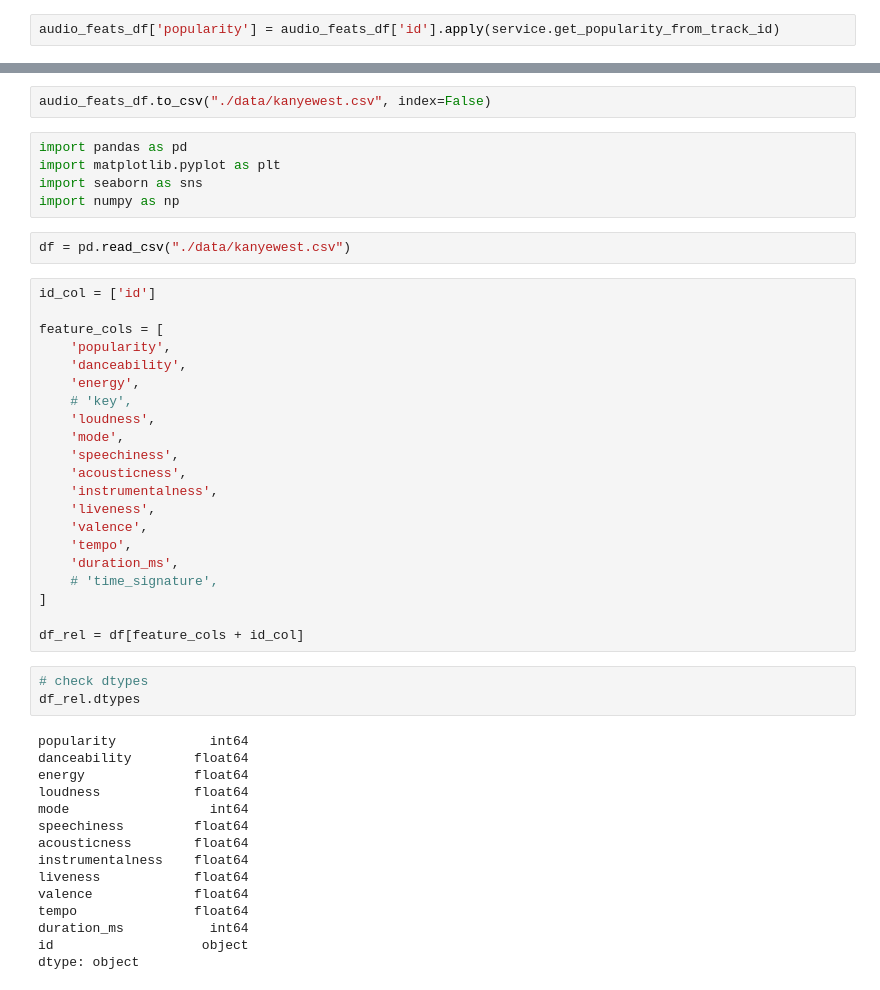
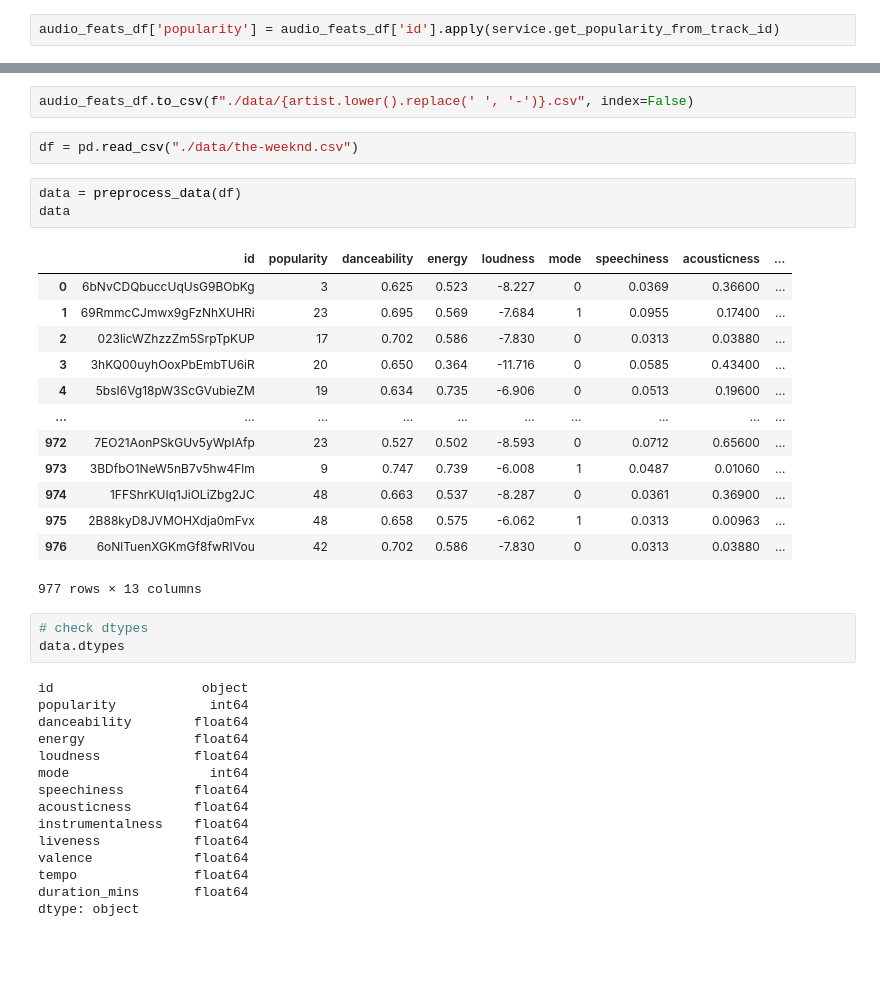
Before and after one commit to oms26/convexp_spotify, a Jupyter notebook: test.ipynb, the cells around one changed output, grey strips where cells are left out. Drawn from its saved outputs; the diff is of its cells as text; blank space fills up the shorter version.

```diff
--- a/test.ipynb
+++ b/test.ipynb
@@ -123,37 +40,29 @@ audio_feats_df['popularity'].plot.hist(bins=100)
 # %%
-audio_feats_df.to_csv("./data/kanyewest.csv", index=False)
+audio_feats_df.to_csv(f"./data/{artist.lower().replace(' ', '-')}.csv", index=False)
-# %%
-import pandas as pd
-import matplotlib.pyplot as plt
-import seaborn as sns
-import numpy as np
 # %%
-df = pd.read_csv("./data/kanyewest.csv")
+df = pd.read_csv("./data/the-weeknd.csv")
-# %%
-id_col = ['id']
-
-feature_cols = [
-    'popularity',
-    'danceability',
-    'energy',
-    # 'key',
-    'loudness',
-    'mode',
-    'speechiness',
-    'acousticness',
-    'instrumentalness',
-    'liveness',
-    'valence',
-    'tempo',
-    'duration_ms',
-    # 'time_signature',
-]
-
-df_rel = df[feature_cols + id_col]
+# %%
+data = preprocess_data(df)
+data
+# %% [output]
+|  | id | popularity | danceability | energy | loudness | mode | speechiness | acousticness | ... |
+| 0 | 6bNvCDQbuccUqUsG9BObKg | 3 | 0.625 | 0.523 | -8.227 | 0 | 0.0369 | 0.36600 | ... |
+| 1 | 69RmmcCJmwx9gFzNhXUHRi | 23 | 0.695 | 0.569 | -7.684 | 1 | 0.0955 | 0.17400 | ... |
+| 2 | 023licWZhzzZm5SrpTpKUP | 17 | 0.702 | 0.586 | -7.830 | 0 | 0.0313 | 0.03880 | ... |
+| 3 | 3hKQ00uyhOoxPbEmbTU6iR | 20 | 0.650 | 0.364 | -11.716 | 0 | 0.0585 | 0.43400 | ... |
+| 4 | 5bsI6Vg18pW3ScGVubieZM | 19 | 0.634 | 0.735 | -6.906 | 0 | 0.0513 | 0.19600 | ... |
+| ... | ... | ... | ... | ... | ... | ... | ... | ... | ... |
+| 972 | 7EO21AonPSkGUv5yWpIAfp | 23 | 0.527 | 0.502 | -8.593 | 0 | 0.0712 | 0.65600 | ... |
+| 973 | 3BDfbO1NeW5nB7v5hw4Flm | 9 | 0.747 | 0.739 | -6.008 | 1 | 0.0487 | 0.01060 | ... |
+| 974 | 1FFShrKUIq1JiOLiZbg2JC | 48 | 0.663 | 0.537 | -8.287 | 0 | 0.0361 | 0.36900 | ... |
+| 975 | 2B88kyD8JVMOHXdja0mFvx | 48 | 0.658 | 0.575 | -6.062 | 1 | 0.0313 | 0.00963 | ... |
+| 976 | 6oNlTuenXGKmGf8fwRIVou | 42 | 0.702 | 0.586 | -7.830 | 0 | 0.0313 | 0.03880 | ... |
+977 rows × 13 columns
 # %%
 # check dtypes
-df_rel.dtypes
+data.dtypes
 # %% [output]
+id                   object
 popularity            int64
 danceability        float64
 energy              float64
@@ -165,6 +74,5 @@ instrumentalness    float64
 liveness            float64
 valence             float64
 tempo               float64
-duration_ms           int64
-id                   object
+duration_mins       float64
 dtype: object
```
Also changed, not shown: parts of 26 cells of this notebook, 6 other files.
